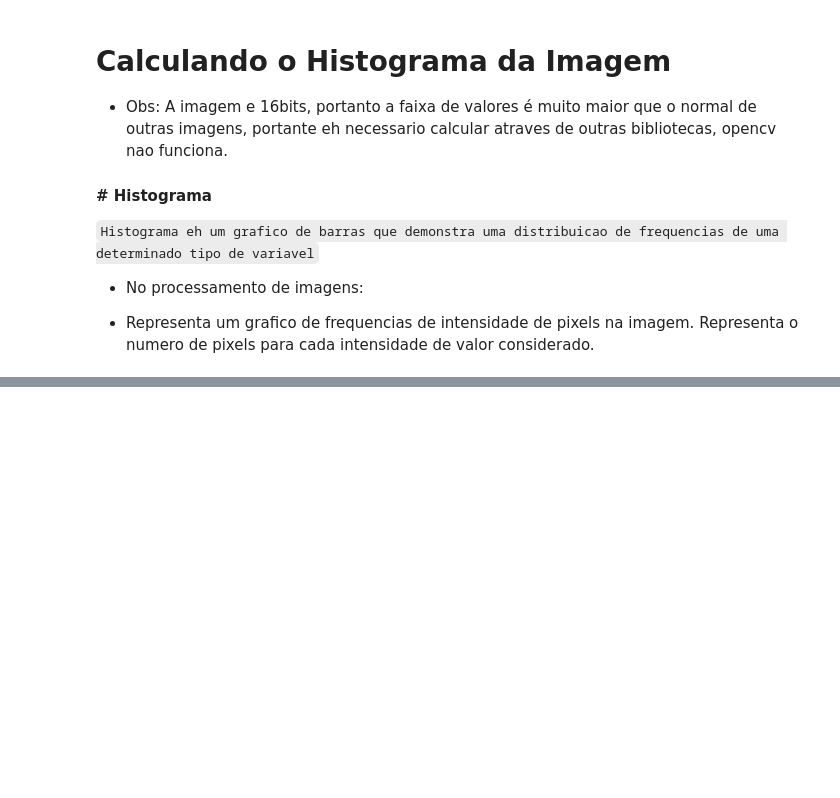
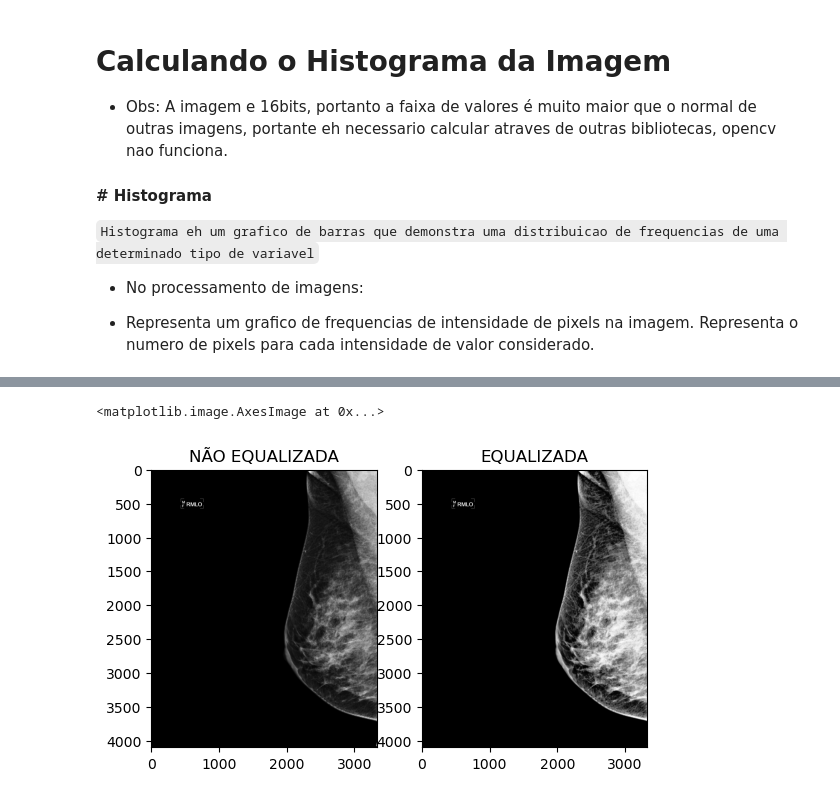
Before and after one commit to lukasmachado20/ProjetoITI, a Jupyter notebook: equalizacao_histogramas.ipynb, the cells around one changed output, grey strips where cells are left out. Drawn from its saved outputs; the diff is of its cells as text; code cells hidden in the pictures; blank space fills up the shorter version.

```diff
--- a/equalizacao_histogramas.ipynb
+++ b/equalizacao_histogramas.ipynb
@@ -68,0 +75,6 @@ plt.show()
+# %%
+# Equalizando histograma
+imgEqualize = exposure.equalize_hist(imgArray)
+nroBits = np.arange(65537)
+plot_histogram(imgEqualize.ravel(),5000,nroBits)
+plot_histogram(imgArray.ravel(),5000,nroBits)
@@ -68,0 +90,9 @@ plt.show()
+# %%
+fig1, axs = plt.subplots(1,2)
+axs[0].set_title("NÃO EQUALIZADA")
+axs[0].imshow(imgArray, cmap="gray")
+axs[1].set_title("EQUALIZADA")
+axs[1].imshow(imgEqualize, cmap="gray")
+# %% [output]
+<matplotlib.image.AxesImage at 0x...>
+[figure, added]
```
Also changed, not shown: parts of 9 cells of this notebook.
